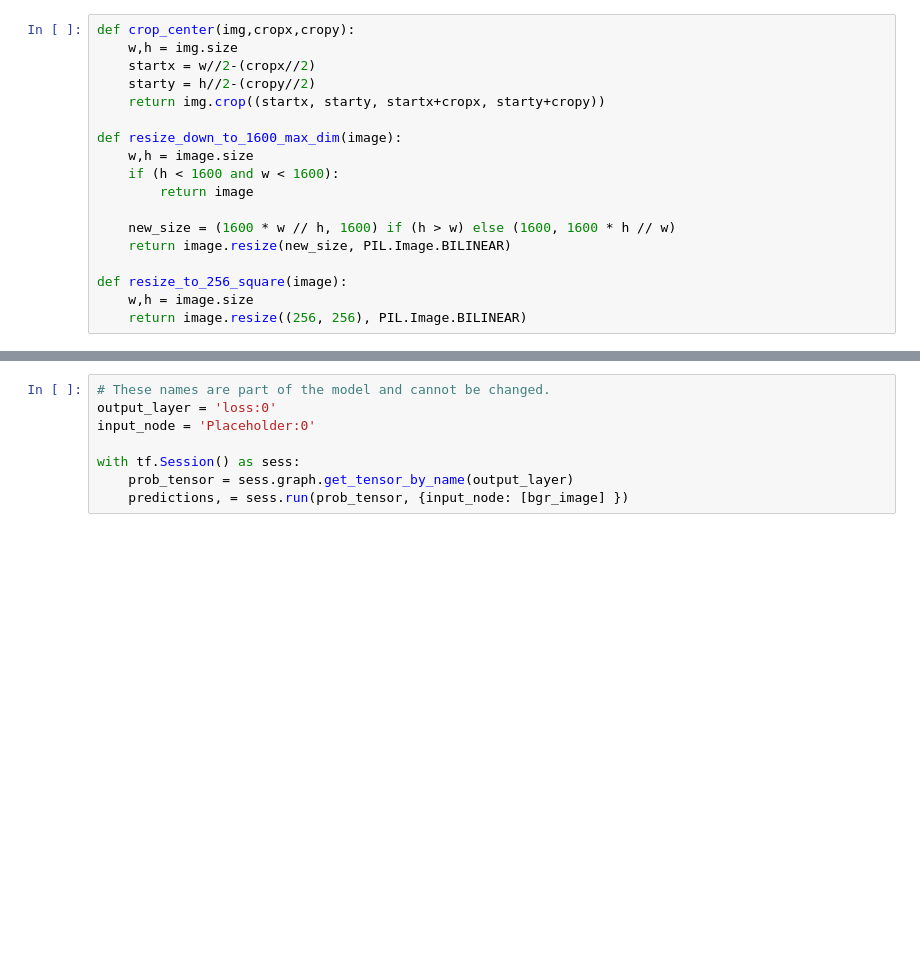
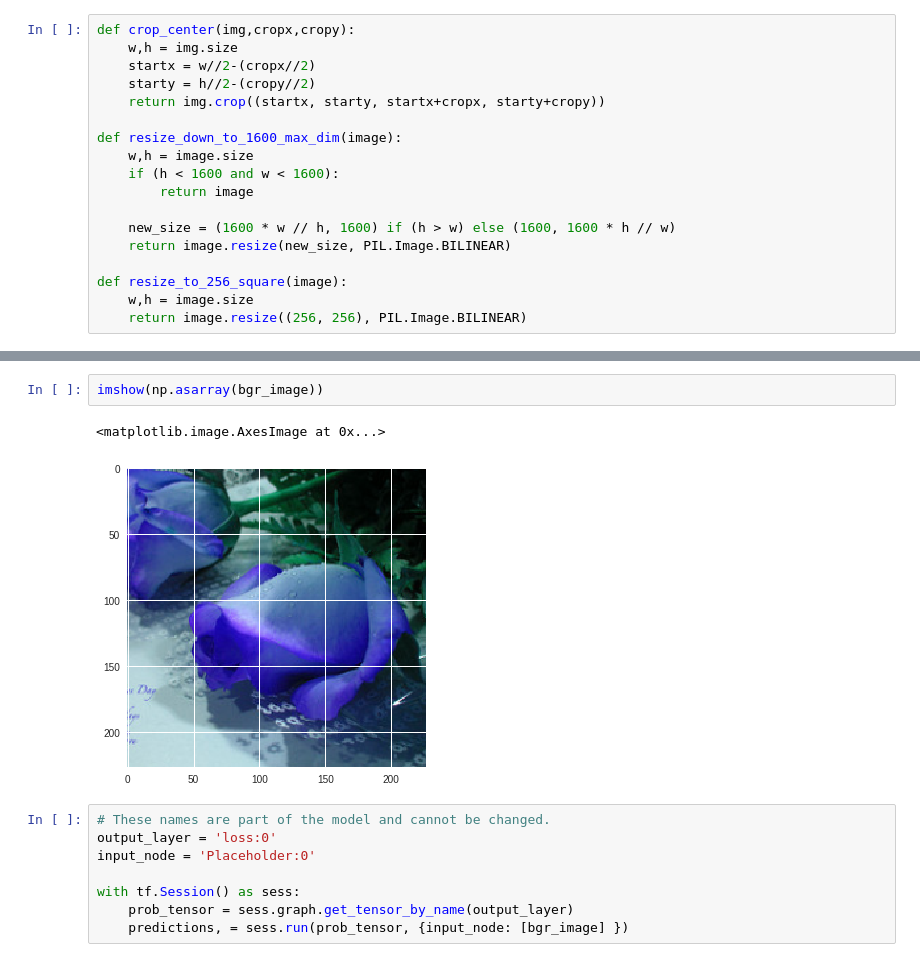
Before and after one commit to riccardogiorato/pocketbotanist, a Jupyter notebook: tensorflow_pb_model.ipynb, the cells around one changed output, grey strips where cells are left out. Saved outputs shown, nothing was run; the diff lists cells and outputs as text; blank space fills up the shorter version.

```diff
--- a/tensorflow_pb_model.ipynb
+++ b/tensorflow_pb_model.ipynb
@@ -108,3 +125,8 @@ bgr_image = np.array([b,g,r]).transpose()
+# %%
+imshow(np.asarray(bgr_image))
+# %% [output]
+<matplotlib.image.AxesImage at 0x...>
+[figure, added]
 # %%
 # These names are part of the model and cannot be changed.
 output_layer = 'loss:0'
```
Also changed, not shown: parts of 8 cells of this notebook, 6 other files.
